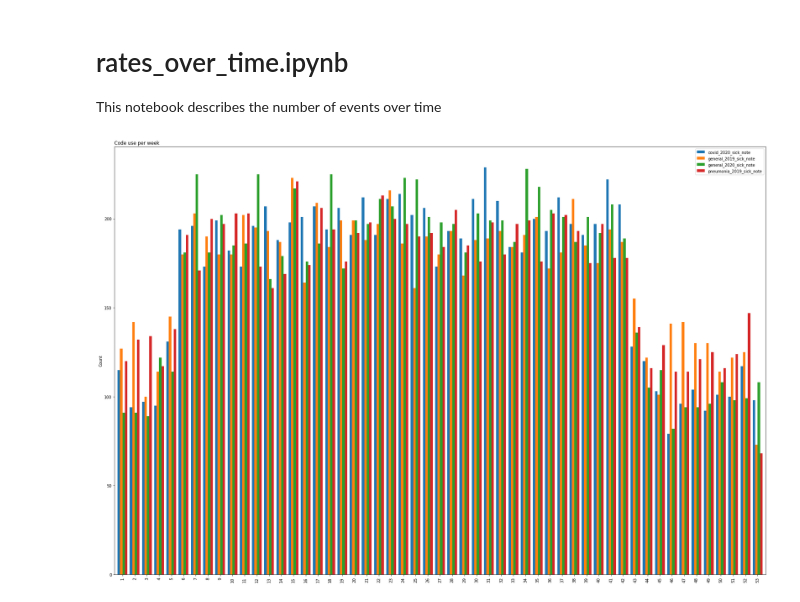
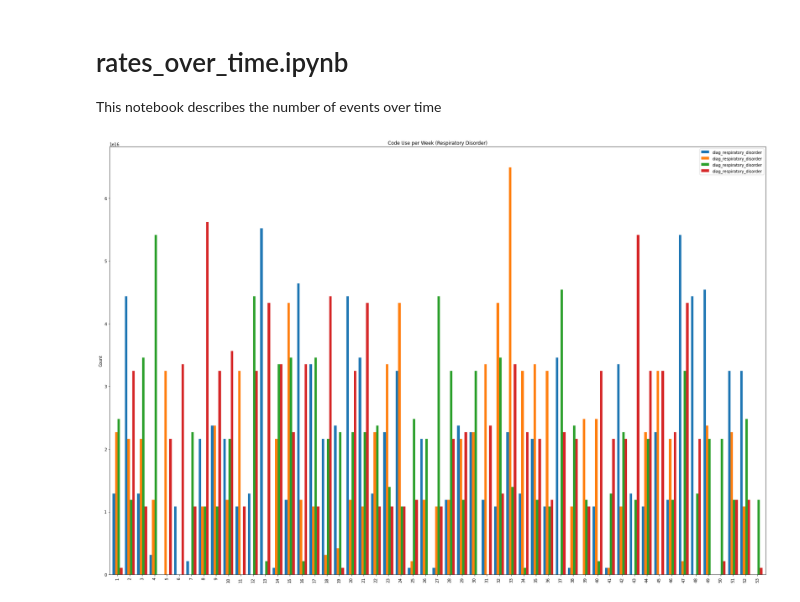
Before and after one commit to opensafely/long-covid-sick-notes, a Jupyter notebook: notebooks/rates_over_time.ipynb, the cells around one changed output. Cells and saved outputs as stored; diff of their text form; code cells hidden in the pictures.

```diff
--- a/notebooks/rates_over_time.ipynb
+++ b/notebooks/rates_over_time.ipynb
@@ -10,7 +10,7 @@ import pandas as pd
 from datetime import datetime
 from IPython.display import display
 # %%
-def format_df(file):
+def format_df(file, code):
     df = pd.read_csv(
         "../output/cohorts/input_{}.csv".format(file),
         parse_dates=['sick_note_1_date'],
@@ -19,35 +19,36 @@ def format_df(file):
     df = df.loc[~df.sick_note_1_date.isnull()]
     df['sick_note_week'] = df['sick_note_1_date'].apply(lambda x: x.isocalendar()[1] if not pd.isnull(x) else '')
     df[file+'_sick_note'] = 1
-    df = df[['sick_note_week',file+'_sick_note']].groupby('sick_note_week').sum().dropna()
+    df = df[['sick_note_week',code]].groupby('sick_note_week').sum().dropna()
     return df
 
 def generic_graph_settings(ax, title):
     xlim = ax.get_xlim()
     ax.grid(b=False)
-    ax.set_title(title, loc="left")
+    ax.set_title(title, loc="center")
     ax.set_xlim(xlim)
     ax.set_ylim(ymin=0)
     plt.tight_layout()
 
-def code_use_per_week_graph():
-    covid_df = format_df('covid_2020')
-    general2019_df = format_df('general_2019')
-    general2020_df = format_df('general_2020')
-    pneumonia_df = format_df('pneumonia_2019')
+def code_use_per_week_graph(code):
+    covid_df = format_df('covid_2020',code)
+    general2019_df = format_df('general_2019',code)
+    general2020_df = format_df('general_2020',code)
+    pneumonia_df = format_df('pneumonia_2019',code)
 
     week_total = pd.concat([covid_df, general2019_df,
                             general2020_df, pneumonia_df], axis=1)
 
     ax = week_total.plot(kind="bar", width=0.8, figsize=(24, 16))
-    title = "Code use per week"
+    condition = code[5:].replace("_", " ").title()
+    title = f"Code Use per Week ({condition})"
     ax.xaxis.label.set_visible(False)
     ax.set_ylabel("Count")
     generic_graph_settings(ax, title)
-    plt.savefig("../output/code_use_per_week.png")
+    plt.savefig(f"../output/{code}_use_per_week.png")
     plt.show()
     plt.close()
 # %%
-code_use_per_week_graph()
+code_use_per_week_graph('diag_respiratory_disorder')
 # %% [output]
-[figure, old version]
+[figure, new version]
```
